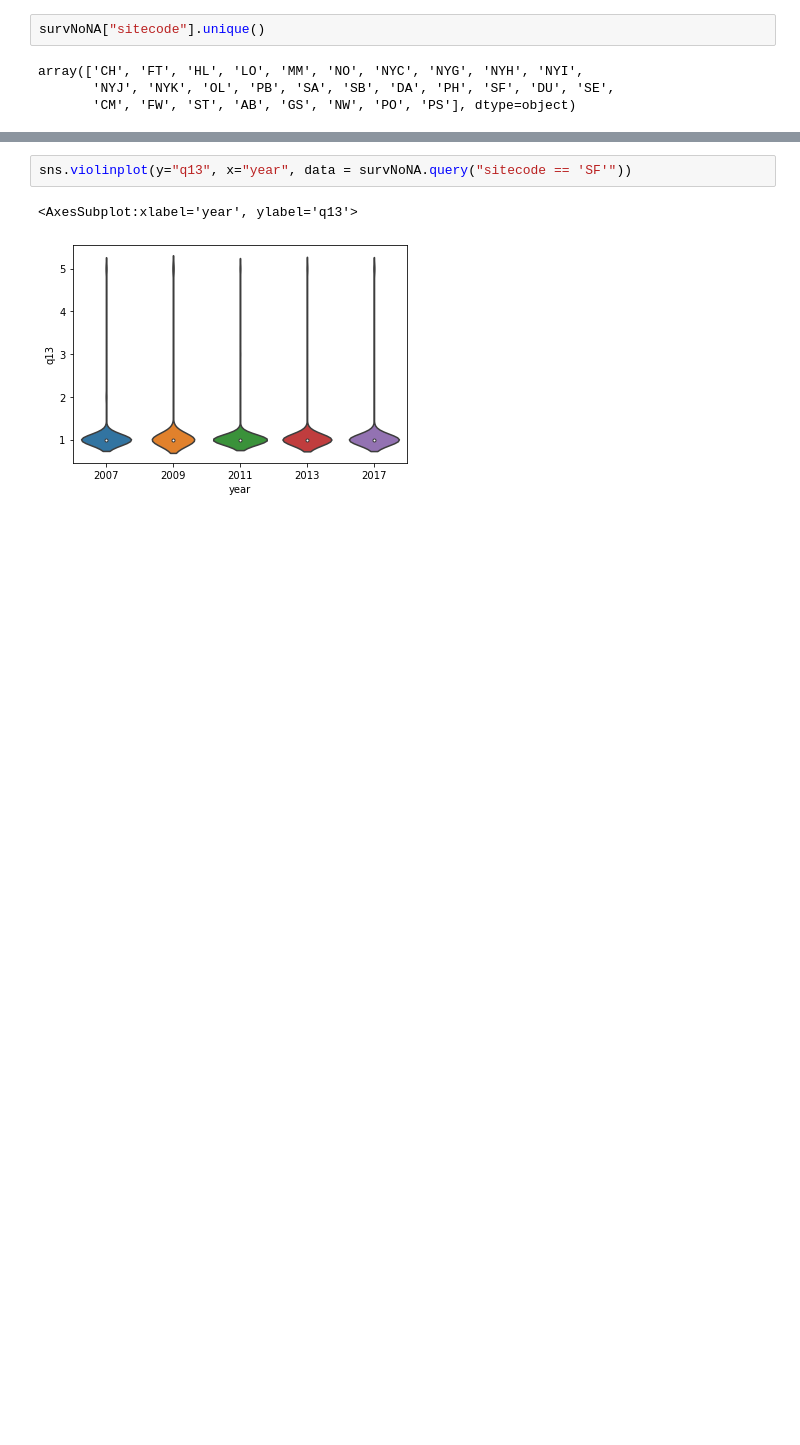
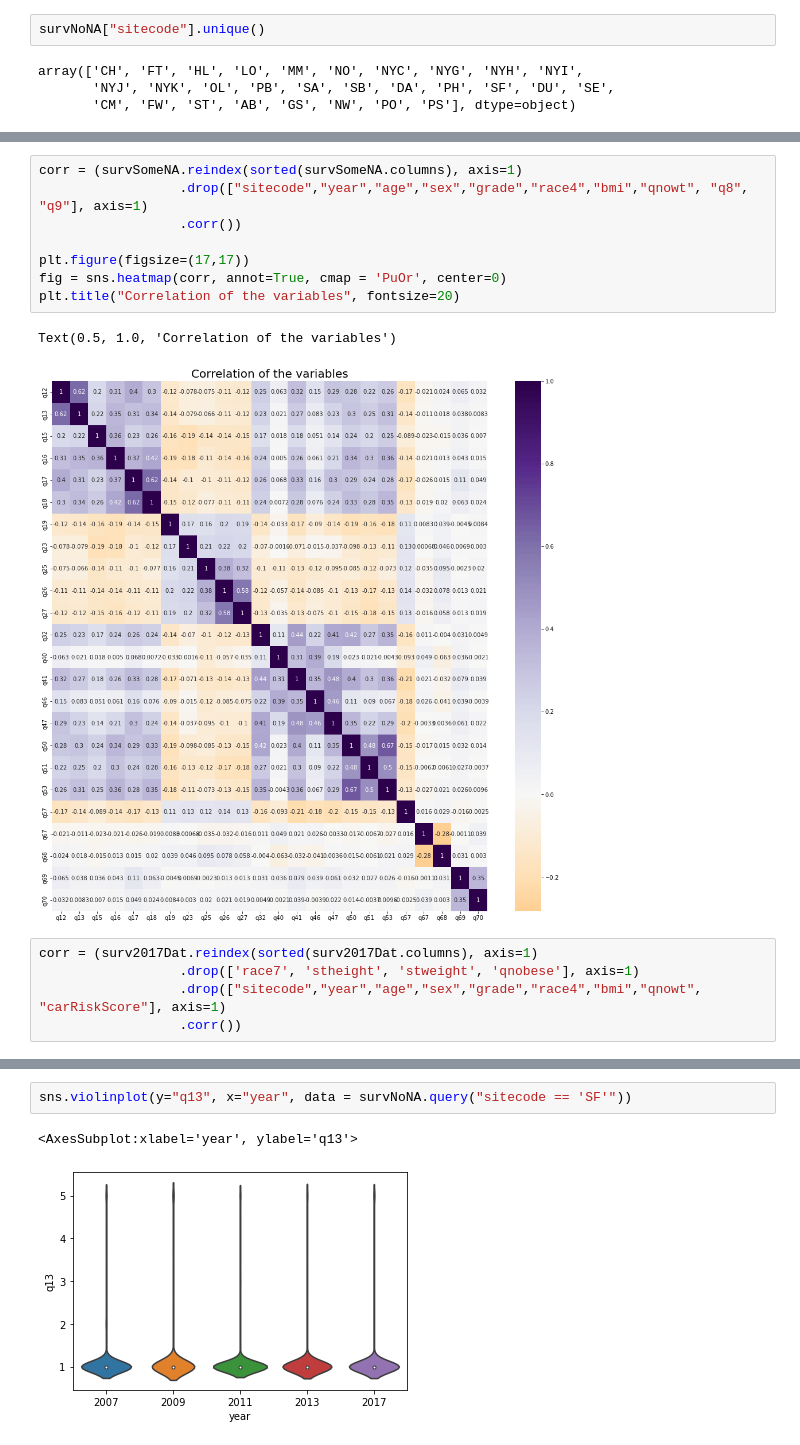
Before and after one commit to brodyee/STATS551_Project, a Jupyter notebook: eda/brodysEDA.ipynb, the cells around one changed output, grey strips where cells are left out. Cells and saved outputs as stored; diff of their text form; blank space fills up the shorter version.

```diff
--- a/eda/brodysEDA.ipynb
+++ b/eda/brodysEDA.ipynb
@@ -867,0 +899,16 @@ array(['CH', 'FT', 'HL', 'LO', 'MM', 'NO', 'NYC', 'NYG', 'NYH', 'NYI',
+# %%
+corr = (survSomeNA.reindex(sorted(survSomeNA.columns), axis=1)
+                  .drop(["sitecode","year","age","sex","grade","race4","bmi","qnowt", "q8", "q9"], axis=1)
+                  .corr())
+
+plt.figure(figsize=(17,17))
+fig = sns.heatmap(corr, annot=True, cmap = 'PuOr', center=0)
+plt.title("Correlation of the variables", fontsize=20)
+# %% [output]
+Text(0.5, 1.0, 'Correlation of the variables')
+[figure, added]
+# %%
+corr = (surv2017Dat.reindex(sorted(surv2017Dat.columns), axis=1)
+                  .drop(['race7', 'stheight', 'stweight', 'qnobese'], axis=1)
+                  .drop(["sitecode","year","age","sex","grade","race4","bmi","qnowt", "carRiskScore"], axis=1)
+                  .corr())
```
Also changed, not shown: parts of 6 cells of this notebook, 5 other files.
